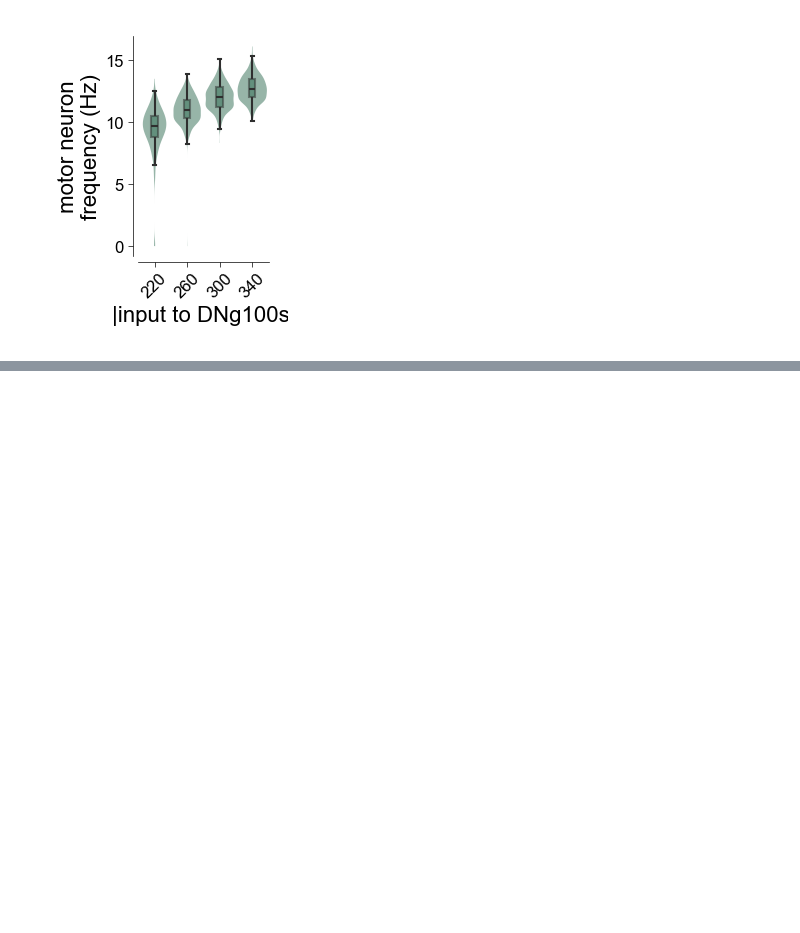
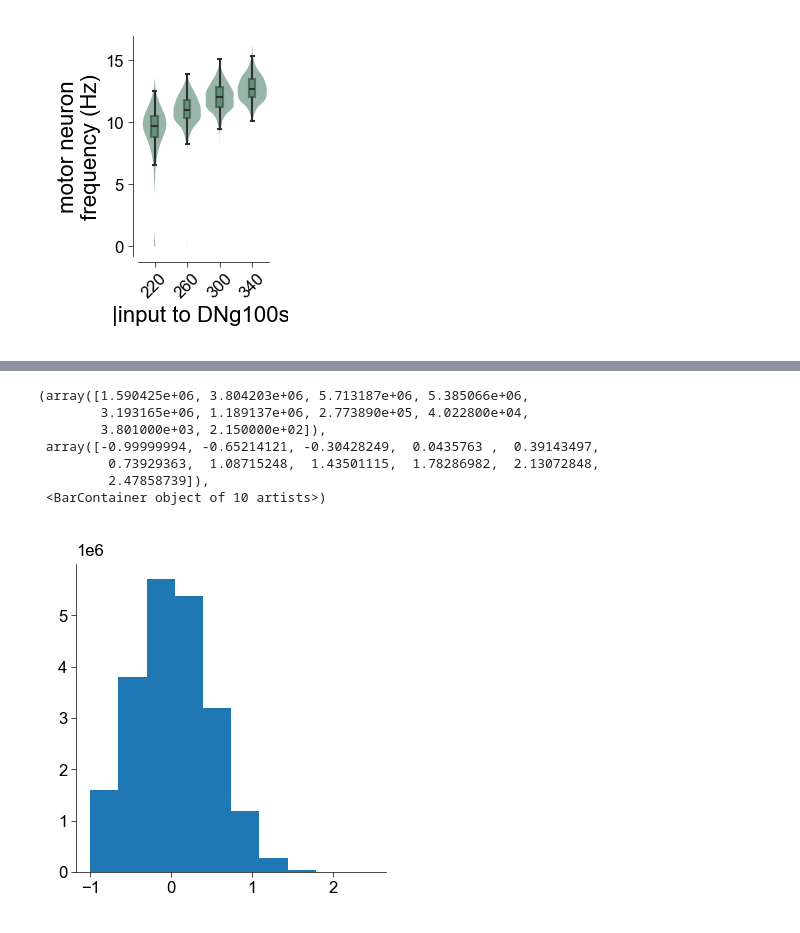
Before and after one commit to smpuglie/Pugliese_cpg_2025, a Jupyter notebook: notebooks/Figure 2.ipynb, the cells around one changed output, grey strips where cells are left out. Saved outputs shown, nothing was run; the diff lists cells and outputs as text; code cells hidden in the pictures; blank space fills up the shorter version.

```diff
--- a/notebooks/Figure 2.ipynb
+++ b/notebooks/Figure 2.ipynb
@@ -665,0 +787,18 @@ plt.show()
+# %%
+stdv_prop = 0.5
+
+key = jnp.array([ 726863002, 2265770120],dtype="uint32")
+stdvs = W * stdv_prop
+# noise = sample_trunc_normal(key, mean=0.0, stdev=stdv_prop, shape=W.shape)
+noise = sample_trunc_normal_test(key, mean=0.0, stdev=stdv_prop, shape=W.shape, lower_bound=-1)
+# %%
+plt.hist(noise.flatten())
+# %% [output]
+(array([1.590425e+06, 3.804203e+06, 5.713187e+06, 5.385066e+06,
+        3.193165e+06, 1.189137e+06, 2.773890e+05, 4.022800e+04,
+        3.801000e+03, 2.150000e+02]),
+ array([-0.99999994, -0.65214121, -0.30428249,  0.0435763 ,  0.39143497,
+         0.73929363,  1.08715248,  1.43501115,  1.78286982,  2.13072848,
+         2.47858739]),
+ <BarContainer object of 10 artists>)
+[figure, added]
```
Also changed, not shown: parts of 13 cells of this notebook.
